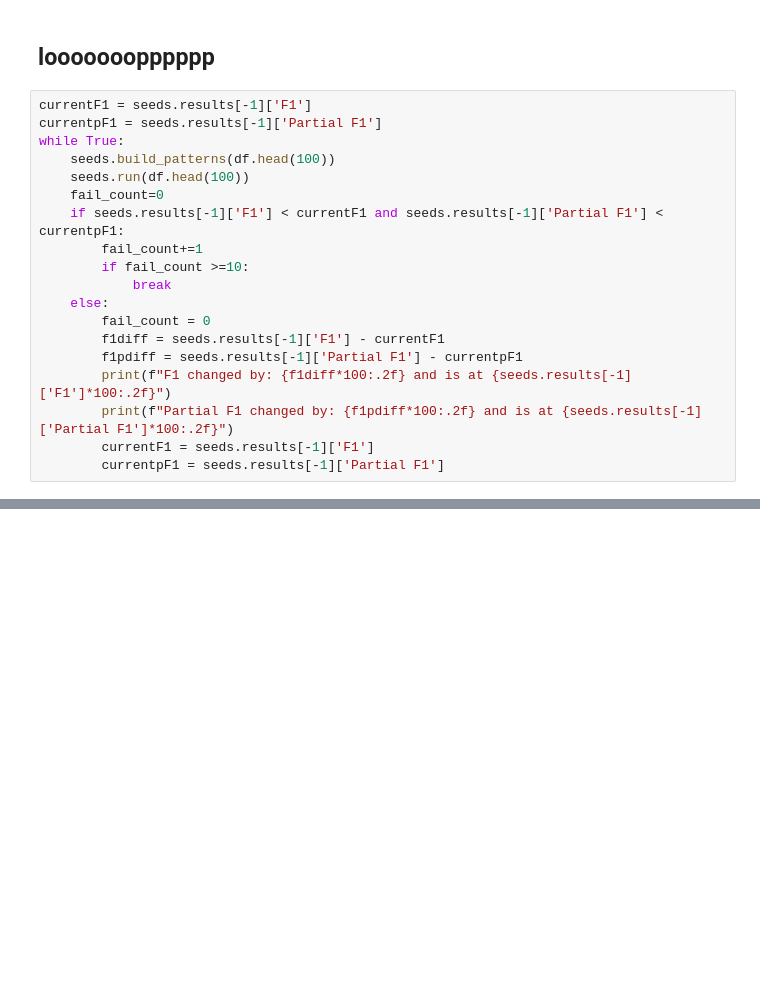
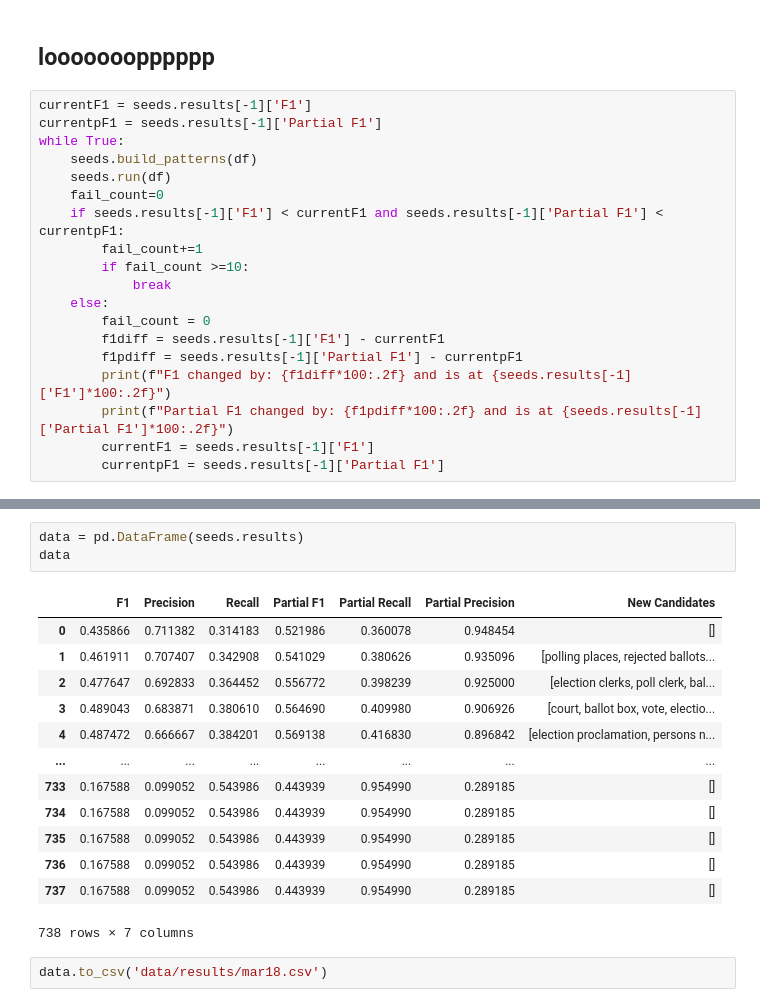
Before and after one commit to qubies/ElectionProject, a Jupyter notebook: Running.ipynb, the cells around one changed output, grey strips where cells are left out. Saved outputs shown, nothing was run; the diff lists cells and outputs as text; blank space fills up the shorter version.

```diff
--- a/Running.ipynb
+++ b/Running.ipynb
@@ -693,8 +698,8 @@ currentpF1 = seeds.results[-1]['Partial F1']
 currentF1 = seeds.results[-1]['F1']
 currentpF1 = seeds.results[-1]['Partial F1']
 while True:
-    seeds.build_patterns(df.head(100))
-    seeds.run(df.head(100))
+    seeds.build_patterns(df)
+    seeds.run(df)
     fail_count=0
     if seeds.results[-1]['F1'] < currentF1 and seeds.results[-1]['Partial F1'] < currentpF1:
         fail_count+=1
@@ -712,0 +773,19 @@ seeds.results
+# %%
+data = pd.DataFrame(seeds.results)
+data
+# %% [output]
+|  | F1 | Precision | Recall | Partial F1 | Partial Recall | Partial Precision | New Candidates |
+| 0 | 0.435866 | 0.711382 | 0.314183 | 0.521986 | 0.360078 | 0.948454 | [] |
+| 1 | 0.461911 | 0.707407 | 0.342908 | 0.541029 | 0.380626 | 0.935096 | [polling places, rejected ballots... |
+| 2 | 0.477647 | 0.692833 | 0.364452 | 0.556772 | 0.398239 | 0.925000 | [election clerks, poll clerk, bal... |
+| 3 | 0.489043 | 0.683871 | 0.380610 | 0.564690 | 0.409980 | 0.906926 | [court, ballot box, vote, electio... |
+| 4 | 0.487472 | 0.666667 | 0.384201 | 0.569138 | 0.416830 | 0.896842 | [election proclamation, persons n... |
+| ... | ... | ... | ... | ... | ... | ... | ... |
+| 733 | 0.167588 | 0.099052 | 0.543986 | 0.443939 | 0.954990 | 0.289185 | [] |
+| 734 | 0.167588 | 0.099052 | 0.543986 | 0.443939 | 0.954990 | 0.289185 | [] |
+| 735 | 0.167588 | 0.099052 | 0.543986 | 0.443939 | 0.954990 | 0.289185 | [] |
+| 736 | 0.167588 | 0.099052 | 0.543986 | 0.443939 | 0.954990 | 0.289185 | [] |
+| 737 | 0.167588 | 0.099052 | 0.543986 | 0.443939 | 0.954990 | 0.289185 | [] |
+738 rows × 7 columns
+# %%
+data.to_csv('data/results/mar18.csv')
```
Also changed, not shown: parts of 4 cells of this notebook, 1 other file.
